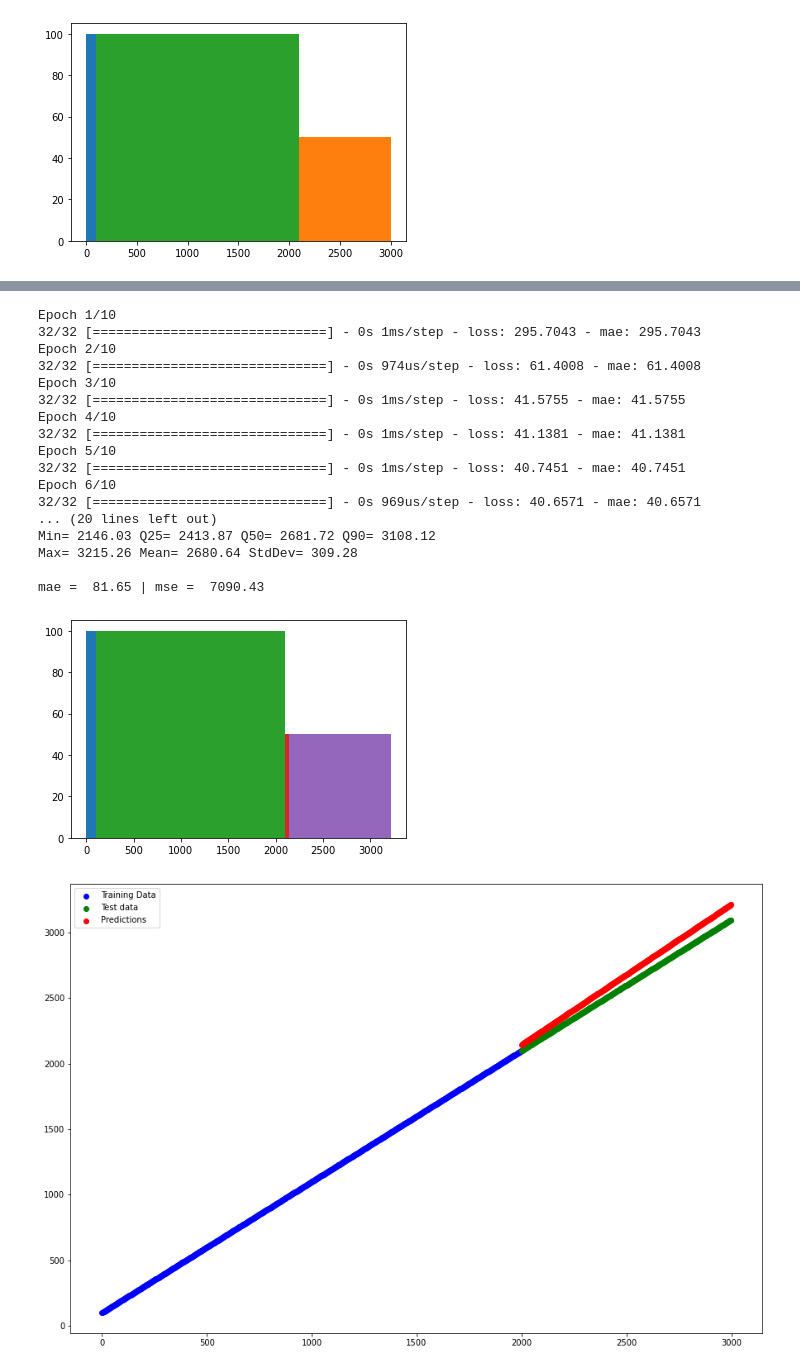
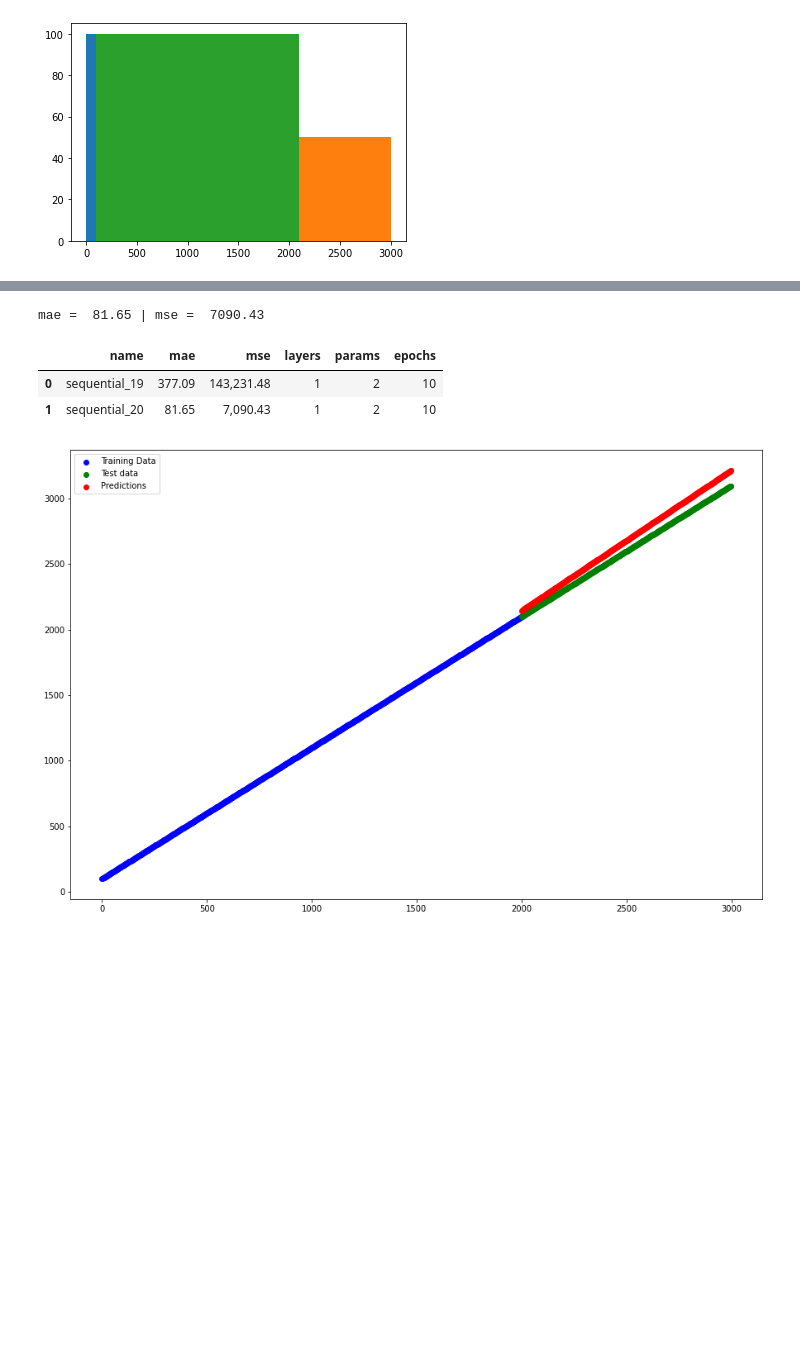
Before and after one commit to kevinsen-git/TF_Basics, a Jupyter notebook: 02_Modelling_a_Genrated_Sequence.ipynb, the cells around one changed output, grey strips where cells are left out. Drawn from its saved outputs; the diff is of its cells as text; code cells hidden in the pictures; blank space fills up the shorter version.

```diff
--- a/02_Modelling_a_Genrated_Sequence.ipynb
+++ b/02_Modelling_a_Genrated_Sequence.ipynb
@@ -219,55 +223,39 @@ mae =  74.98 | mse =  6024.93
 # %%
 # Fit the second model
 # One layer
 # With large learning rate it is much better
 # Create the model
 model_2 = tf.keras.Sequential()
 #model.add(tf.keras.layers.Dense(100,activation="relu"))
 model_2.add(tf.keras.layers.Dense(1))
 
 # Compile the model
 model_2.compile(loss=tf.keras.losses.mae,
               optimizer=tf.keras.optimizers.Adam(learning_rate=0.01),
               metrics = ["mae"])
 
 # Fit the model
-model_2.fit(X_train, y_train, epochs = 10)
+r = model_2.fit(X_train, y_train, epochs = 10, verbose=0)
 
-# Predict
-y_pred_2 = model_2.predict(X_test)
-
-# Summary
-my_stats2(X_train)
-my_stats2(X_test)
-my_stats2(y_train)
-my_stats2(y_test)
-my_stats2(y_pred_2)
+# Predict and plot
+y_pred = model_2.predict(X_test)
 
 # Get mae_mse
-mae_2, mse_2 = my_mae_mse(y_test, y_pred_2)
+mae, mse = my_mae_mse(y_test, y_pred)
 
+mae, mse
 # Plot
-plot_predictions(X_train, y_train, X_test, y_test, y_pred_2)
+plot_predictions(X_train, y_train, X_test, y_test, y_pred)
+
+# Update central table
+my_model_info(model_2,r,mae, mse)
+all_results
 # %% [output]
-Epoch 1/10
-32/32 [==============================] - 0s 1ms/step - loss: 295.7043 - mae: 295.7043
-Epoch 2/10
-32/32 [==============================] - 0s 974us/step - loss: 61.4008 - mae: 61.4008
-Epoch 3/10
-32/32 [==============================] - 0s 1ms/step - loss: 41.5755 - mae: 41.5755
-Epoch 4/10
-32/32 [==============================] - 0s 1ms/step - loss: 41.1381 - mae: 41.1381
-Epoch 5/10
-32/32 [==============================] - 0s 1ms/step - loss: 40.7451 - mae: 40.7451
-Epoch 6/10
-32/32 [==============================] - 0s 969us/step - loss: 40.6571 - mae: 40.6571
-... (20 lines left out)
-Min= 2146.03 Q25= 2413.87 Q50= 2681.72 Q90= 3108.12
-Max= 3215.26 Mean= 2680.64 StdDev= 309.28
-
 mae =  81.65 | mse =  7090.43
+|  | name | mae | mse | layers | params | epochs |
+| 0 | sequential_19 | 377.09 | 143,231.48 | 1 | 2 | 10 |
+| 1 | sequential_20 | 81.65 | 7,090.43 | 1 | 2 | 10 |
-[figure, old version]
+[figure, new version]
-[figure, removed]
 # %%
 # Fit the third model
 # One layer
```
Also changed, not shown: parts of 7 cells of this notebook.
